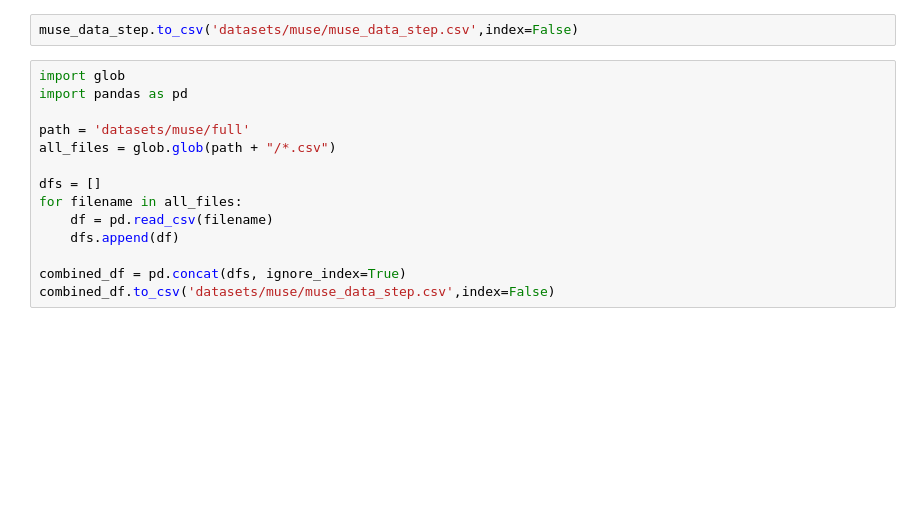
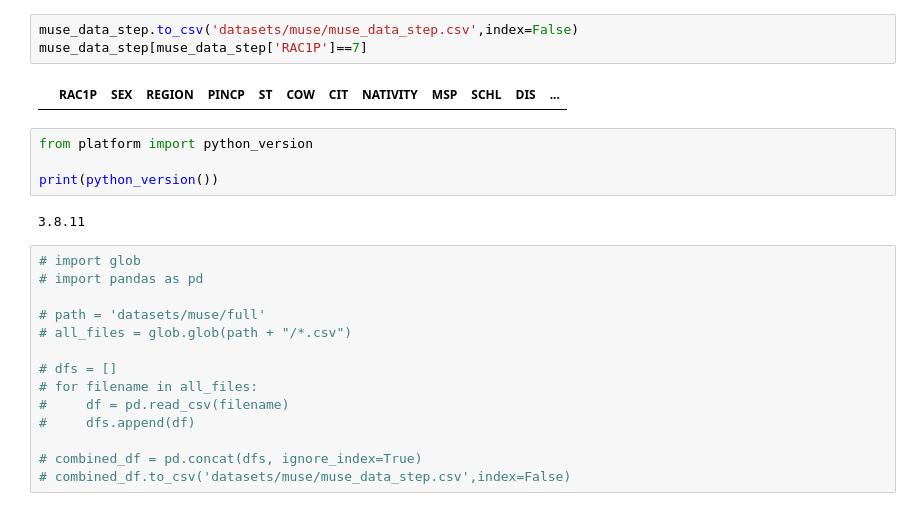
Before and after one commit to kushagraghosh/DataRepairAndFairness, a Jupyter notebook: MuseOnACSDataStep.ipynb, the cells around one changed output. Cells and saved outputs as stored; diff of their text form; blank space fills up the shorter version.

```diff
--- a/MuseOnACSDataStep.ipynb
+++ b/MuseOnACSDataStep.ipynb
@@ -201,16 +201,25 @@ display(muse_data_step)
 # %%
 muse_data_step.to_csv('datasets/muse/muse_data_step.csv',index=False)
+muse_data_step[muse_data_step['RAC1P']==7]
+# %% [output]
+|  | RAC1P | SEX | REGION | PINCP | ST | COW | CIT | NATIVITY | MSP | SCHL | DIS | ... |
-# %%
-import glob
-import pandas as pd
-
-path = 'datasets/muse/full'
-all_files = glob.glob(path + "/*.csv")
-
-dfs = []
-for filename in all_files:
-    df = pd.read_csv(filename)
-    dfs.append(df)
-
-combined_df = pd.concat(dfs, ignore_index=True)
-combined_df.to_csv('datasets/muse/muse_data_step.csv',index=False)
+# %%
+from platform import python_version
+
+print(python_version())
+# %% [output]
+3.8.11
+# %%
+# import glob
+# import pandas as pd
+
+# path = 'datasets/muse/full'
+# all_files = glob.glob(path + "/*.csv")
+
+# dfs = []
+# for filename in all_files:
+#     df = pd.read_csv(filename)
+#     dfs.append(df)
+
+# combined_df = pd.concat(dfs, ignore_index=True)
+# combined_df.to_csv('datasets/muse/muse_data_step.csv',index=False)
```
Also changed, not shown: parts of 6 cells of this notebook, 36 other files.
